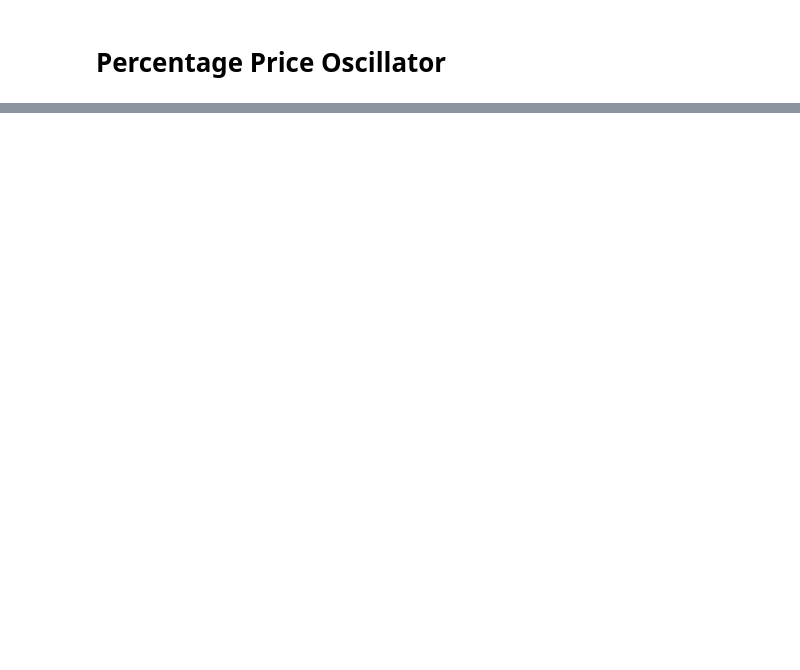
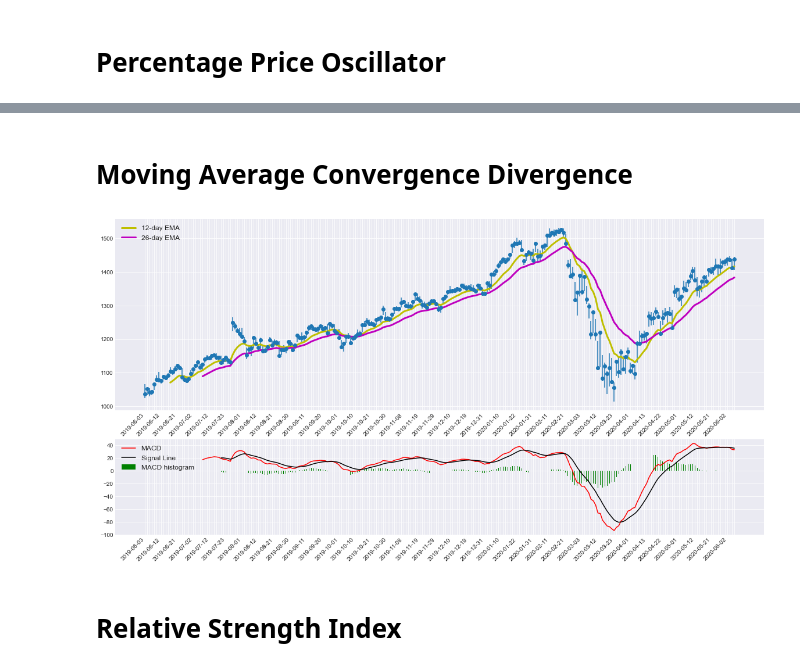
Before and after one commit to arkobarman/stockMarketAnalysis, a Jupyter notebook: stockMarketAnalyzer.ipynb, the cells around one changed output, grey strips where cells are left out. Cells and saved outputs as stored; diff of their text form; code cells hidden in the pictures; blank space fills up the shorter version.

```diff
--- a/stockMarketAnalyzer.ipynb
+++ b/stockMarketAnalyzer.ipynb
@@ -57,0 +48,8 @@ ppo.computeAndPlotPercentagePriceOscillator(companyName, start='2019-10-01', eve
+# %% [markdown]
+# Moving Average Convergence Divergence
+# %%
+macd.getMACD(companyName, start='2019-06-01', every_nth=7)
+# %% [output]
+[figure, added]
+# %% [markdown]
+# Relative Strength Index
```
Also changed, not shown: parts of 8 cells of this notebook, 3 other files.
